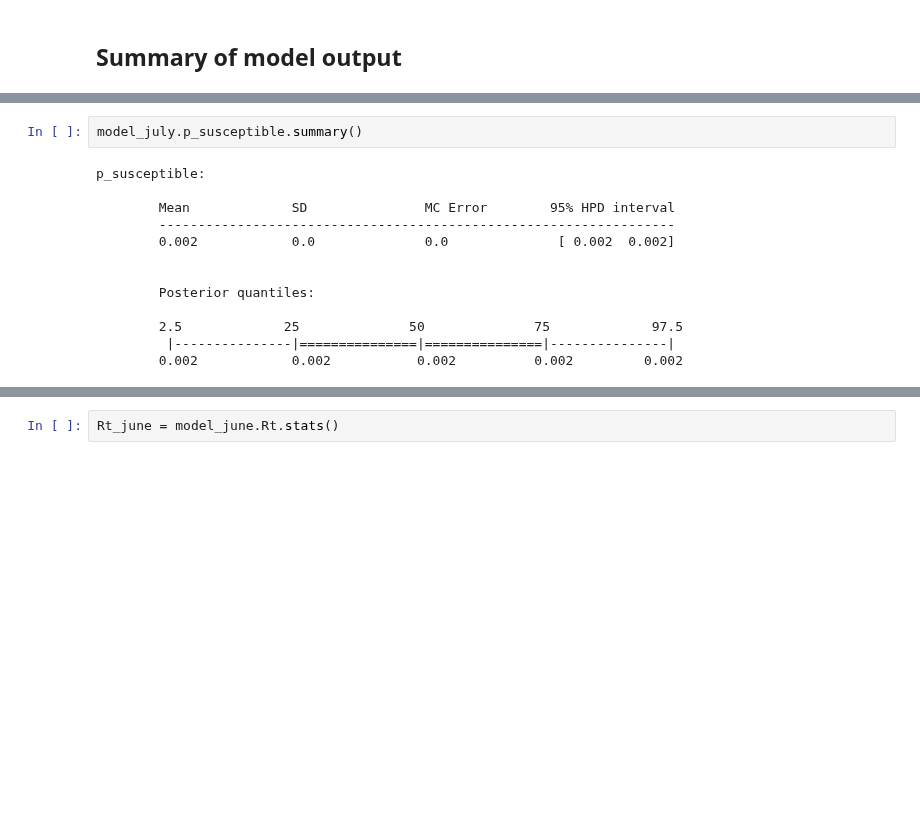
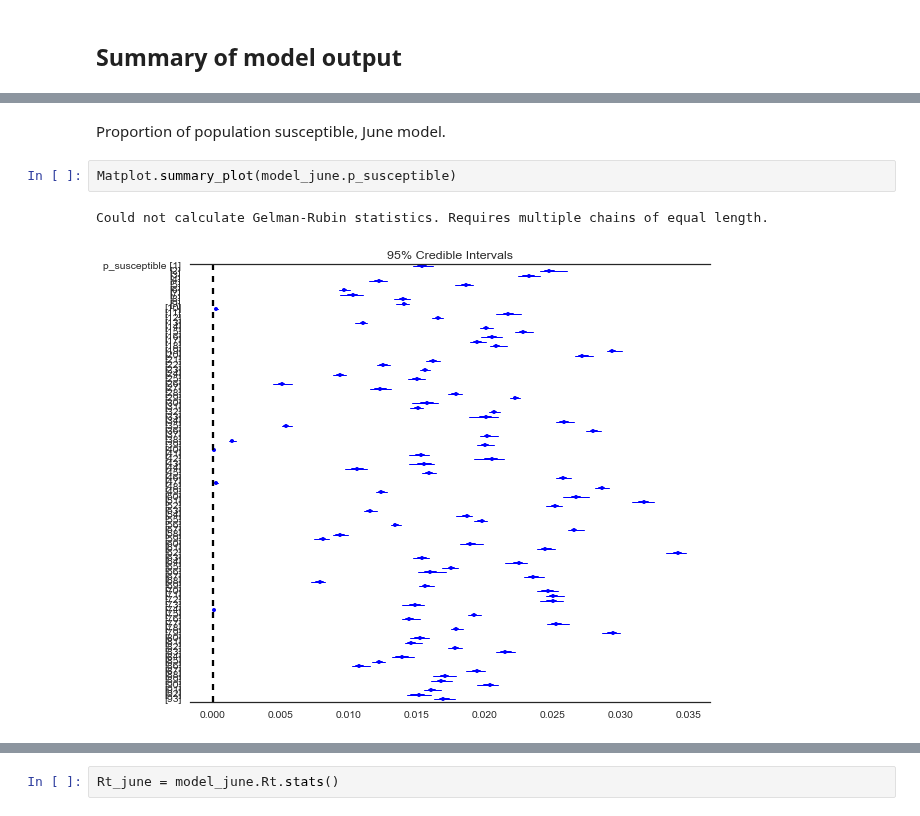
Before and after one commit to fonnesbeck/SaoPauloMeasles, a Jupyter notebook: Spatial Measles Model.ipynb, the cells around one changed output, grey strips where cells are left out. Saved outputs shown, nothing was run; the diff lists cells and outputs as text; blank space fills up the shorter version.

```diff
--- a/Spatial Measles Model.ipynb
+++ b/Spatial Measles Model.ipynb
@@ -849,15 +657,7 @@ axes.set_xlabel('Age group')
-# %%
-model_july.p_susceptible.summary()
-# %% [output]
-p_susceptible:
-
-        Mean             SD               MC Error        95% HPD interval
-        ------------------------------------------------------------------
-        0.002            0.0              0.0              [ 0.002  0.002]
-
-
-        Posterior quantiles:
-
-        2.5             25              50              75             97.5
-         |---------------|===============|===============|---------------|
-        0.002            0.002           0.002          0.002         0.002
+# %% [markdown]
+Proportion of population susceptible, June model.
+# %%
+Matplot.summary_plot(model_june.p_susceptible)
+# %% [output]
+Could not calculate Gelman-Rubin statistics. Requires multiple chains of equal length.
+[figure, added]
```
Also changed, not shown: parts of 38 cells of this notebook.
